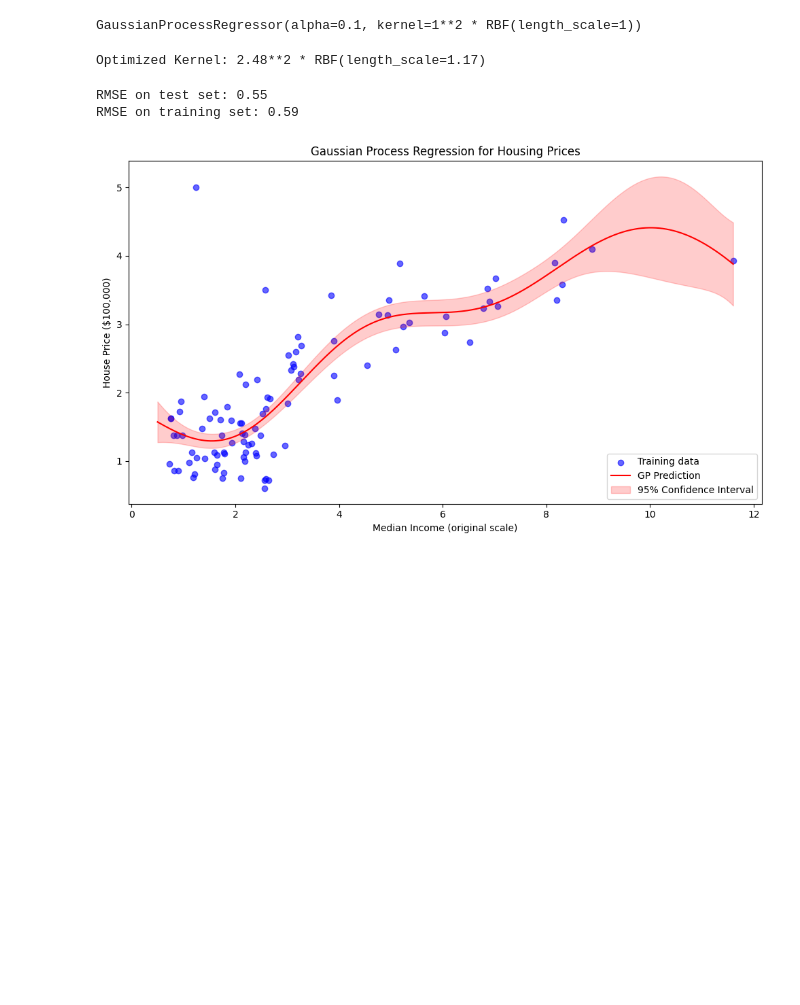
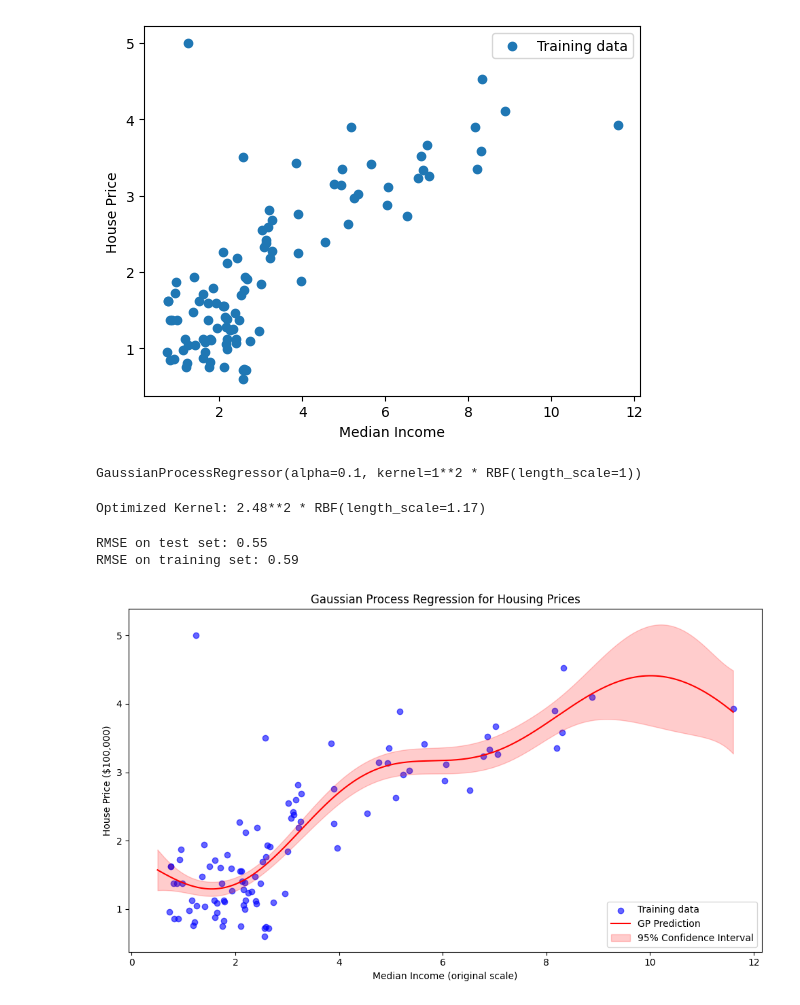
Before and after one commit to ocaelen/uclouvain_gp, a Jupyter notebook: example.ipynb, the cells around one changed output. Cells and saved outputs as stored; diff of their text form; code cells hidden in the pictures; blank space fills up the shorter version.

Commit message:
add a plot

```diff
--- a/example.ipynb
+++ b/example.ipynb
@@ -9,22 +9,32 @@ from sklearn.gaussian_process.kernels import RBF, ConstantKernel as C
 # %%
 
 # Load the dataset
 data = fetch_california_housing(as_frame=True)
 X = data.data[["MedInc"]].values  # Use only 'MedInc' (Median Income) as the feature
 y = data.target.values  # House prices (in $100,000)
 
 
 # Select a subset of the data (GP is too slow for large datasets)
 X = X[:200]
 y = y[:200]
 
 # Split into training and testing sets
 X_train, X_test, y_train, y_test = train_test_split(X, y, test_size=0.5, random_state=42)
 
 # Standardize the feature (important for Gaussian Process)
 scaler = StandardScaler()
 X_train_scaled = scaler.fit_transform(X_train)
 X_test_scaled = scaler.transform(X_test)
+
+# plot the training data
+plt.figure()
+plt.scatter(X_train, y_train, label="Training data")
+plt.xlabel("Median Income")
+plt.ylabel("House Price")
+plt.legend()
+plt.show()
+# %% [output]
+[figure, added]
 # %%
 # Define the kernel (ConstantKernel * RBF)
 kernel = C(1.0, (1e-2, 1e3)) * RBF(length_scale=1.0, length_scale_bounds=(1e-2, 1e3))
```
